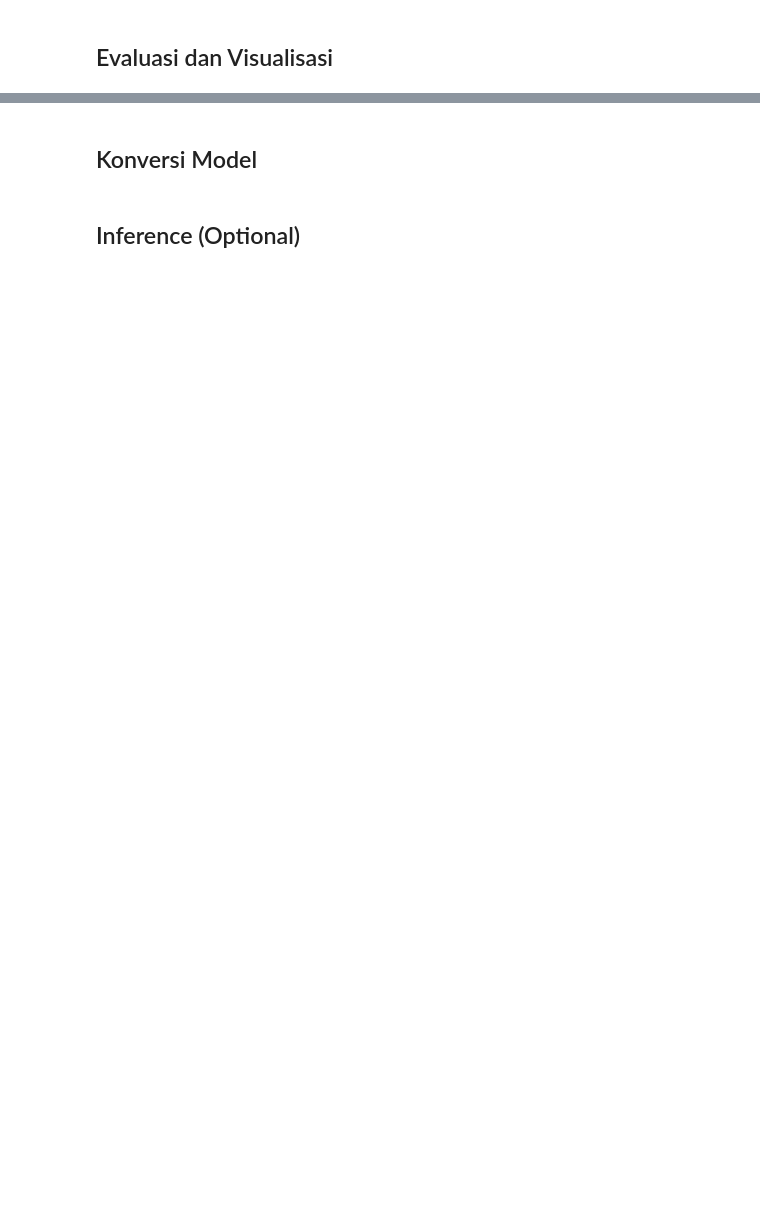
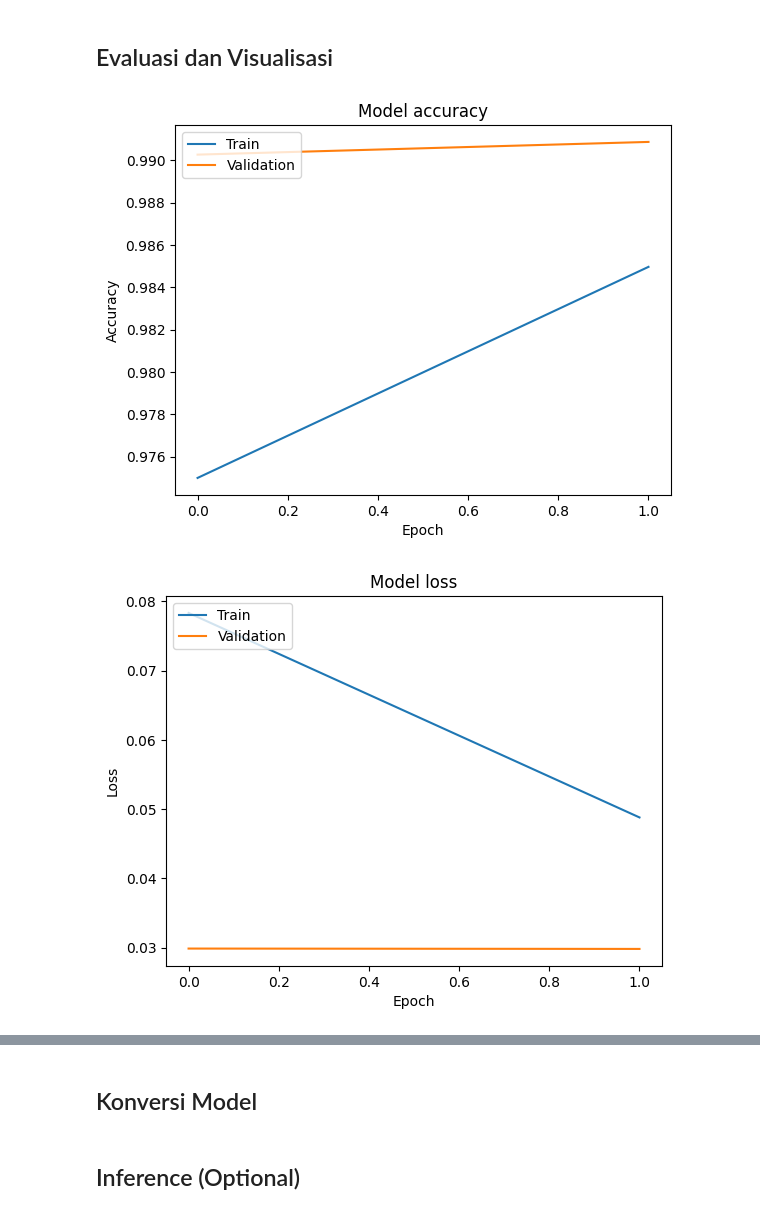
Before and after one commit to Ayasa18/ProgresBelajar, a Jupyter notebook: Submission_Akhir_KlasifikasiGambar.ipynb, the cells around one changed output, grey strips where cells are left out. Drawn from its saved outputs; the diff is of its cells as text; code cells hidden in the pictures; blank space fills up the shorter version.

```diff
--- a/Submission_Akhir_KlasifikasiGambar.ipynb
+++ b/Submission_Akhir_KlasifikasiGambar.ipynb
@@ -201,22 +202,22 @@ num_classes = len(["Karacadag", "Basmati", "Ipsala", "Jasmine", "Arborio"])
 model = Sequential()
 
 # Layer Convolutional pertama dengan MaxPooling
-model.add(Conv2D(64, (3, 3), activation='relu', input_shape=(img_width, img_height, 3)))
+model.add(Conv2D(32, (3, 3), activation='relu', input_shape=(img_width, img_height, 3)))
 model.add(MaxPooling2D(pool_size=(2, 2)))
 
 # Layer Convolutional kedua dengan MaxPooling
-model.add(Conv2D(128, (3, 3), activation='relu'))
+model.add(Conv2D(64, (3, 3), activation='relu'))
 model.add(MaxPooling2D(pool_size=(2, 2)))
 
 # Layer Convolutional ketiga dengan MaxPooling
-model.add(Conv2D(256, (3, 3), activation='relu'))
+model.add(Conv2D(128, (3, 3), activation='relu'))
 model.add(MaxPooling2D(pool_size=(2, 2)))
 
 # Flatten layer untuk mengubah data ke dimensi 1D
 model.add(Flatten())
 
 # Fully connected layer (Dense) dengan dropout
-model.add(Dense(256, activation='relu'))
+model.add(Dense(128, activation='relu'))
 model.add(Dropout(0.5))
 
 # Output layer dengan softmax
@@ -253,7 +254,7 @@ Model: "sequential_1"
  Non-trainable params: 0 (0.00 B)
 # %%
 class CustomStopCallback(Callback):
-    def __init__(self, threshold=0.97):
+    def __init__(self, threshold=0.98):
         super(CustomStopCallback, self).__init__()
         self.threshold = threshold
 
@@ -279,7 +280,7 @@ model_checkpoint = ModelCheckpoint(
     verbose=1
 )
 
-custom_stop_callback = CustomStopCallback(threshold=0.95)
+custom_stop_callback = CustomStopCallback(threshold=0.98)
 
 # Latih Model dengan Callbacks
 history = model.fit(
@@ -294,2 +303,24 @@ Epoch 1/50
 # %% [markdown]
 ## Evaluasi dan Visualisasi
+# %%
+# Plot training & validation accuracy values
+plt.plot(history.history['accuracy'])
+plt.plot(history.history['val_accuracy'])
+plt.title('Model accuracy')
+plt.xlabel('Epoch')
+plt.ylabel('Accuracy')
+plt.legend(['Train', 'Validation'], loc='upper left')
+plt.show()
+
+# Plot training & validation loss values
+
+plt.plot(history.history['loss'])
+plt.plot(history.history['val_loss'])
+plt.title('Model loss')
+plt.xlabel('Epoch')
+plt.ylabel('Loss')
+plt.legend(['Train', 'Validation'], loc='upper left')
+plt.show()
+# %% [output]
+[figure, added]
+[figure, added]
```
Also changed, not shown: parts of 7 cells of this notebook.
